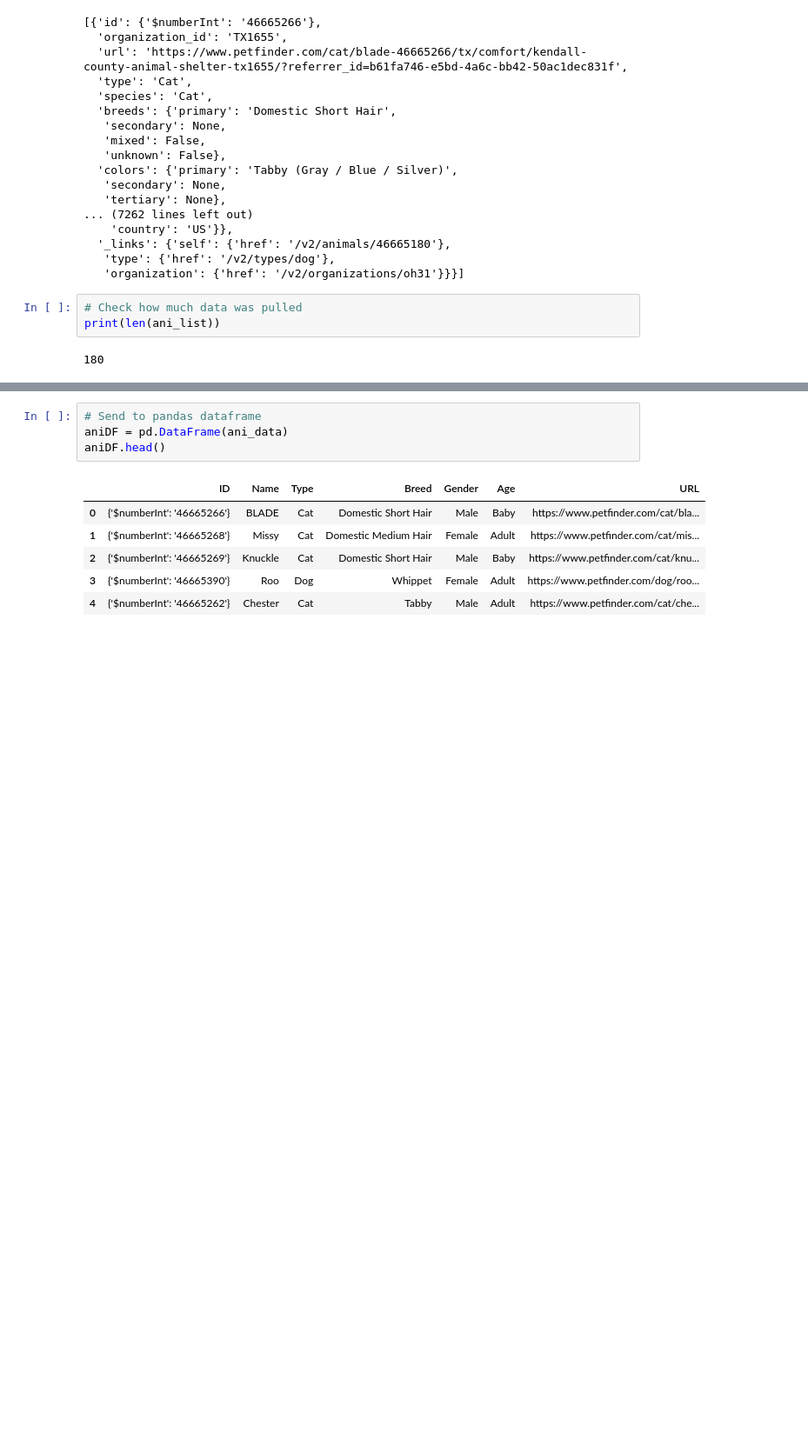
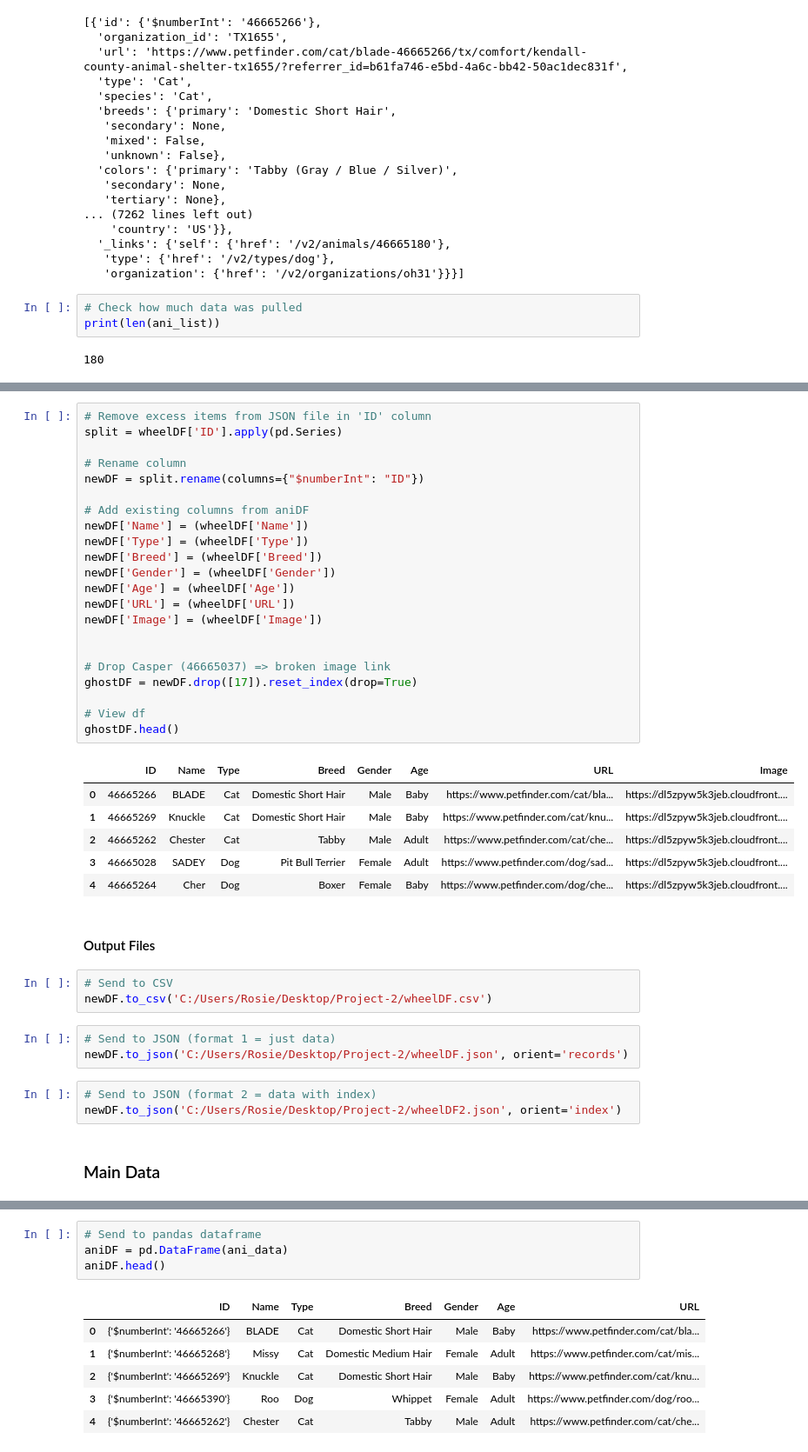
Before and after one commit to sofiahorenstein/Project-2, a Jupyter notebook: FixJsonFile.ipynb, the cells around one changed output, grey strips where cells are left out. Shown at 87% size. Saved outputs shown, nothing was run; the diff lists cells and outputs as text; blank space fills up the shorter version.

```diff
--- a/FixJsonFile.ipynb
+++ b/FixJsonFile.ipynb
@@ -65 +142,43 @@ print(len(ani_list))
+# %%
+# Remove excess items from JSON file in 'ID' column
+split = wheelDF['ID'].apply(pd.Series)
+
+# Rename column
+newDF = split.rename(columns={"$numberInt": "ID"})
+
+# Add existing columns from aniDF
+newDF['Name'] = (wheelDF['Name'])
+newDF['Type'] = (wheelDF['Type'])
+newDF['Breed'] = (wheelDF['Breed'])
+newDF['Gender'] = (wheelDF['Gender'])
+newDF['Age'] = (wheelDF['Age'])
+newDF['URL'] = (wheelDF['URL'])
+newDF['Image'] = (wheelDF['Image'])
+
+
+# Drop Casper (46665037) => broken image link
+ghostDF = newDF.drop([17]).reset_index(drop=True)
+
+# View df
+ghostDF.head()
+# %% [output]
+|  | ID | Name | Type | Breed | Gender | Age | URL | Image |
+| 0 | 46665266 | BLADE | Cat | Domestic Short Hair | Male | Baby | https://www.petfinder.com/cat/bla... | https://dl5zpyw5k3jeb.cloudfront.... |
+| 1 | 46665269 | Knuckle | Cat | Domestic Short Hair | Male | Baby | https://www.petfinder.com/cat/knu... | https://dl5zpyw5k3jeb.cloudfront.... |
+| 2 | 46665262 | Chester | Cat | Tabby | Male | Adult | https://www.petfinder.com/cat/che... | https://dl5zpyw5k3jeb.cloudfront.... |
+| 3 | 46665028 | SADEY | Dog | Pit Bull Terrier | Female | Adult | https://www.petfinder.com/dog/sad... | https://dl5zpyw5k3jeb.cloudfront.... |
+| 4 | 46665264 | Cher | Dog | Boxer | Female | Baby | https://www.petfinder.com/dog/che... | https://dl5zpyw5k3jeb.cloudfront.... |
+# %% [markdown]
+#### Output Files
+# %%
+# Send to CSV
+newDF.to_csv('C:/Users/Rosie/Desktop/Project-2/wheelDF.csv')
+# %%
+# Send to JSON (format 1 = just data)
+newDF.to_json('C:/Users/Rosie/Desktop/Project-2/wheelDF.json', orient='records')
+# %%
+# Send to JSON (format 2 = data with index)
+newDF.to_json('C:/Users/Rosie/Desktop/Project-2/wheelDF2.json', orient='index')
+# %% [markdown]
+### Main Data
 # %%
```
Also changed, not shown: parts of 12 cells of this notebook.
